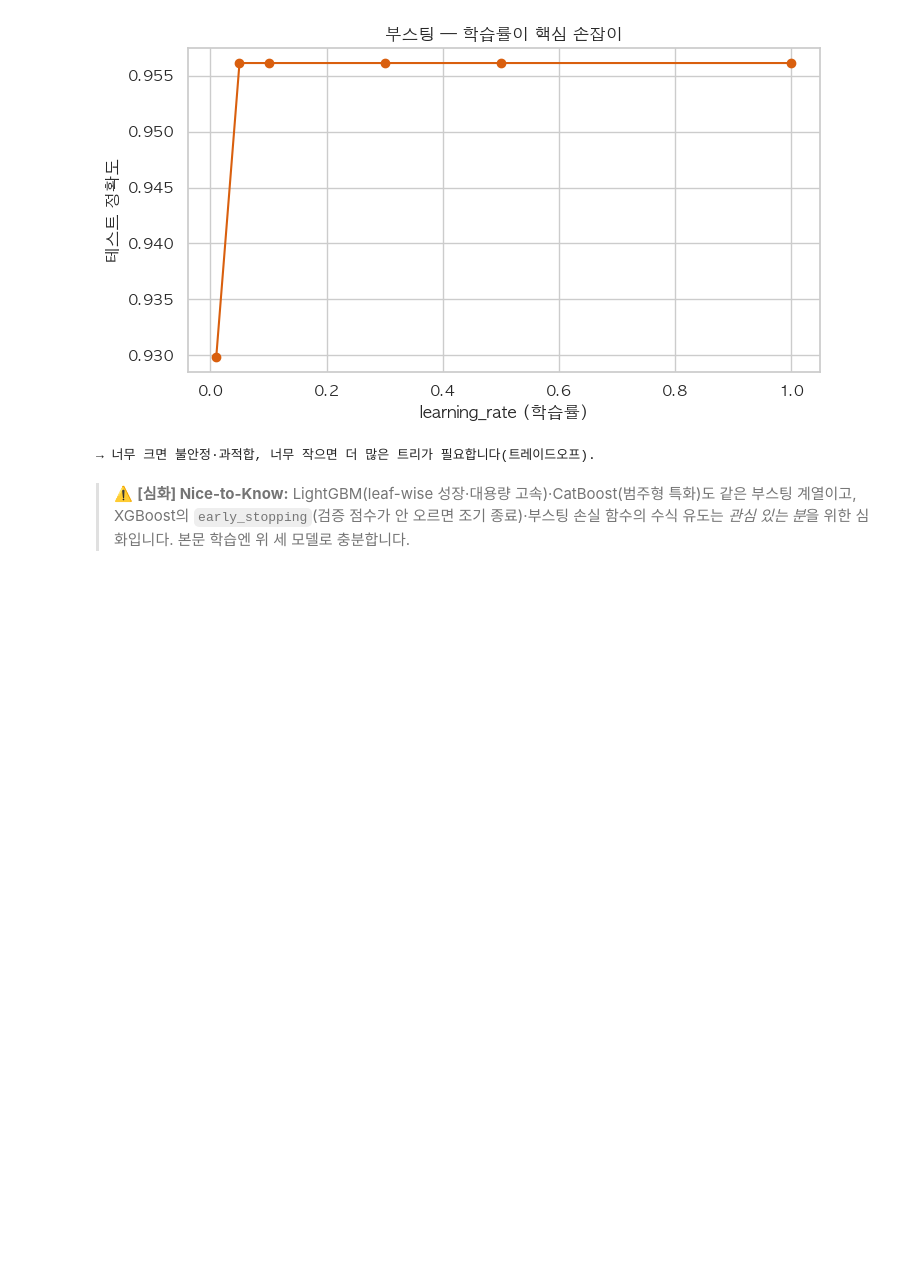
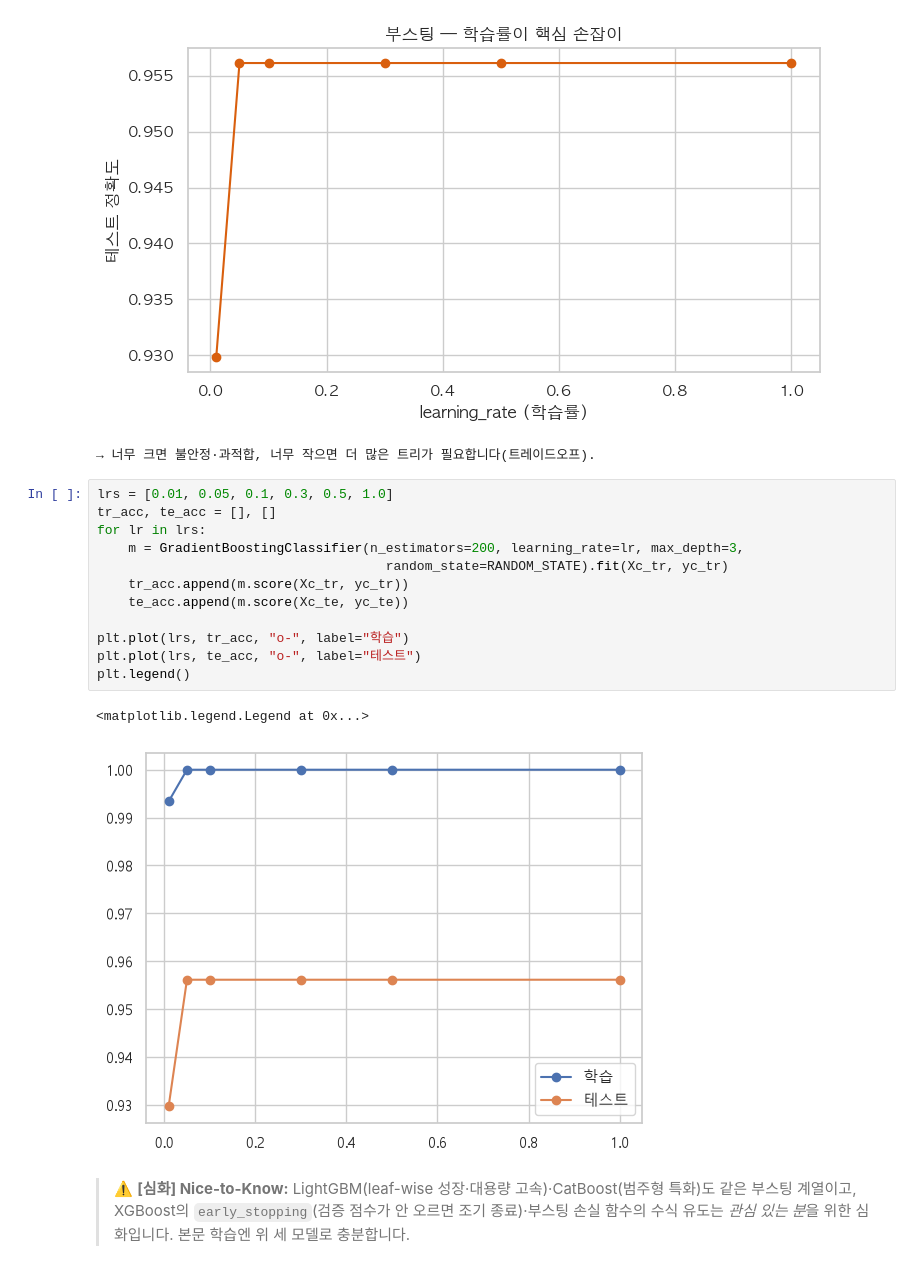
Before and after one commit to msjeonc-stack/ai-data-bootcamp, a Jupyter notebook: D019/[이론] 의사결정나무와 앙상블.ipynb, the cells around one changed output. Saved outputs shown, nothing was run; the diff lists cells and outputs as text; blank space fills up the shorter version.

```diff
--- a/D019/[이론] 의사결정나무와 앙상블.ipynb
+++ b/D019/[이론] 의사결정나무와 앙상블.ipynb
@@ -925,6 +925,21 @@ print("→ 너무 크면 불안정·과적합, 너무 작으면 더 많은 트
 # %% [output]
 [figure]
 → 너무 크면 불안정·과적합, 너무 작으면 더 많은 트리가 필요합니다(트레이드오프).
+# %%
+lrs = [0.01, 0.05, 0.1, 0.3, 0.5, 1.0]
+tr_acc, te_acc = [], []
+for lr in lrs:
+    m = GradientBoostingClassifier(n_estimators=200, learning_rate=lr, max_depth=3,
+                                     random_state=RANDOM_STATE).fit(Xc_tr, yc_tr)
+    tr_acc.append(m.score(Xc_tr, yc_tr))
+    te_acc.append(m.score(Xc_te, yc_te))
+
+plt.plot(lrs, tr_acc, "o-", label="학습")
+plt.plot(lrs, te_acc, "o-", label="테스트")
+plt.legend()
+# %% [output]
+<matplotlib.legend.Legend at 0x...>
+[figure, added]
 # %% [markdown]
 > ⚠️ **[심화] Nice-to-Know:** LightGBM(leaf-wise 성장·대용량 고속)·CatBoost(범주형 특화)도 같은 부스팅 계열이고, XGBoost의 `early_stopping`(검증 점수가 안 오르면 조기 종료)·부스팅 손실 함수의 수식 유도는 *관심 있는 분*을 위한 심화입니다. 본문 학습엔 위 세 모델로 충분합니다.
 # %% [markdown]
```
Also changed, not shown: parts of 6 cells of this notebook.
